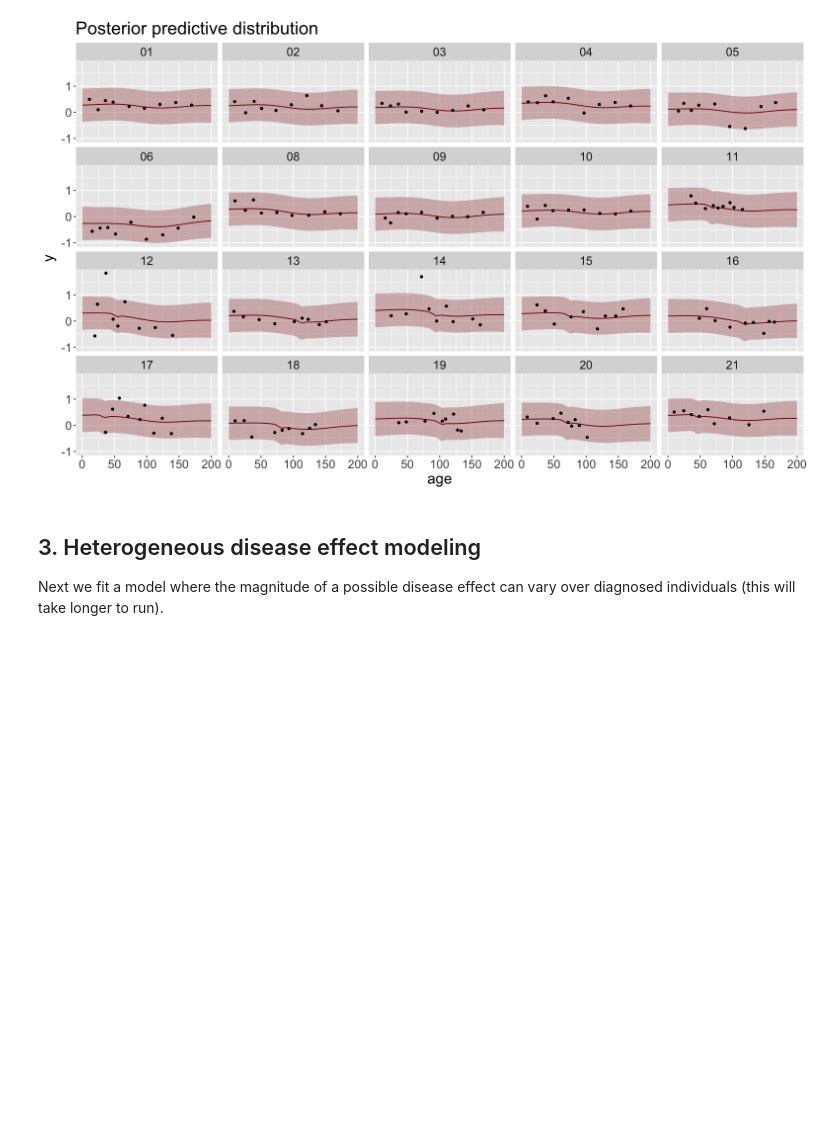
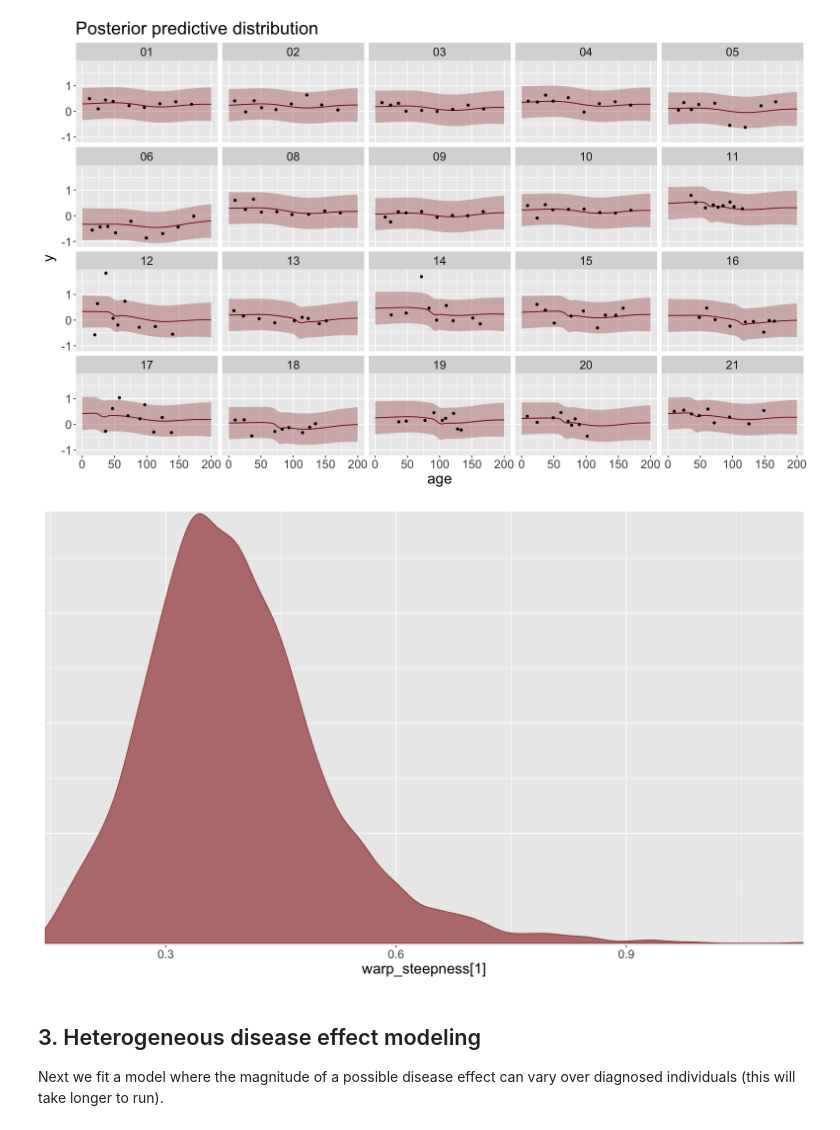
Before and after one commit to jtimonen/lgpr-usage, a Jupyter notebook: notebooks/proteomics.ipynb, the cells around one changed output. Cells and saved outputs as stored; diff of their text form; code cells hidden in the pictures; blank space fills up the shorter version.

```diff
--- a/notebooks/proteomics.ipynb
+++ b/notebooks/proteomics.ipynb
@@ -110,6 +108,10 @@ plot1b <- plot_posterior_y(fit1, PRED=PRED1) + theme(text=element_text(size=FONT
 plot1b
 # %% [output]
 [figure]
+# %%
+plot_samples(fit1, regex = "warp", type = "dens") + theme(text=element_text(size=FONT_SIZE))
+# %% [output]
+[figure, added]
 # %% [markdown]
 ## 3. Heterogeneous disease effect modeling
 Next we fit a model where the magnitude of a possible disease effect can vary over diagnosed individuals (this will take longer to run).
```
Also changed, not shown: parts of 9 cells of this notebook, 2 other files.
